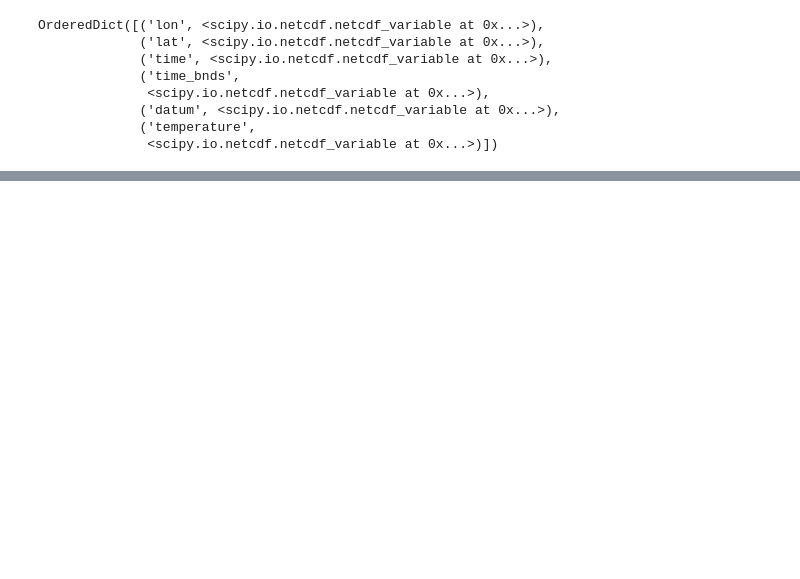
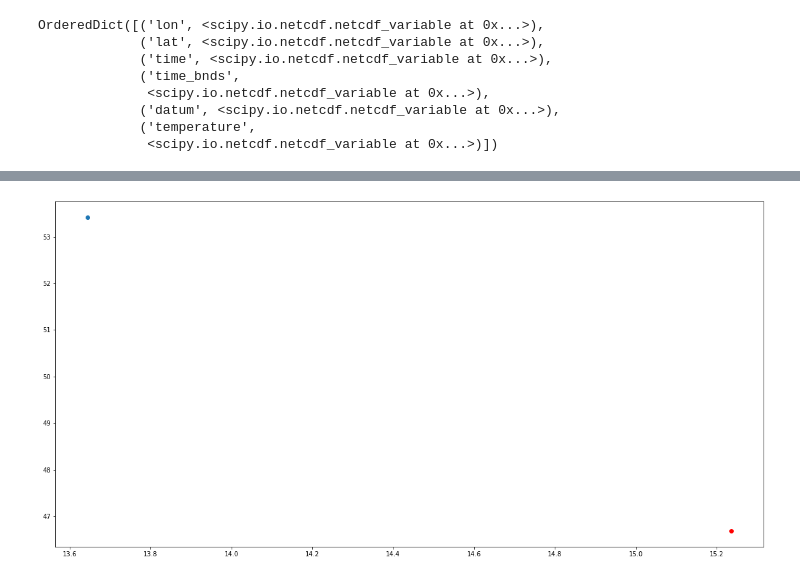
Before and after one commit to basem-AI/BGR_outlier_detection, a Jupyter notebook: extract_temp.ipynb, the cells around one changed output, grey strips where cells are left out. Drawn from its saved outputs; the diff is of its cells as text; code cells hidden in the pictures; blank space fills up the shorter version.

```diff
--- a/extract_temp.ipynb
+++ b/extract_temp.ipynb
@@ -97,0 +103,7 @@ def temp_idx(df):
+# %%
+plt.figure(figsize=(20,10))
+plt.scatter(x=bgr_lon, y=bgr_lat)
+plt.scatter(x=15.236500, y=46.684500,color="red")
+plt.show()
+# %% [output]
+[figure, added]
```
Also changed, not shown: parts of 63 cells of this notebook, 2 other files.
